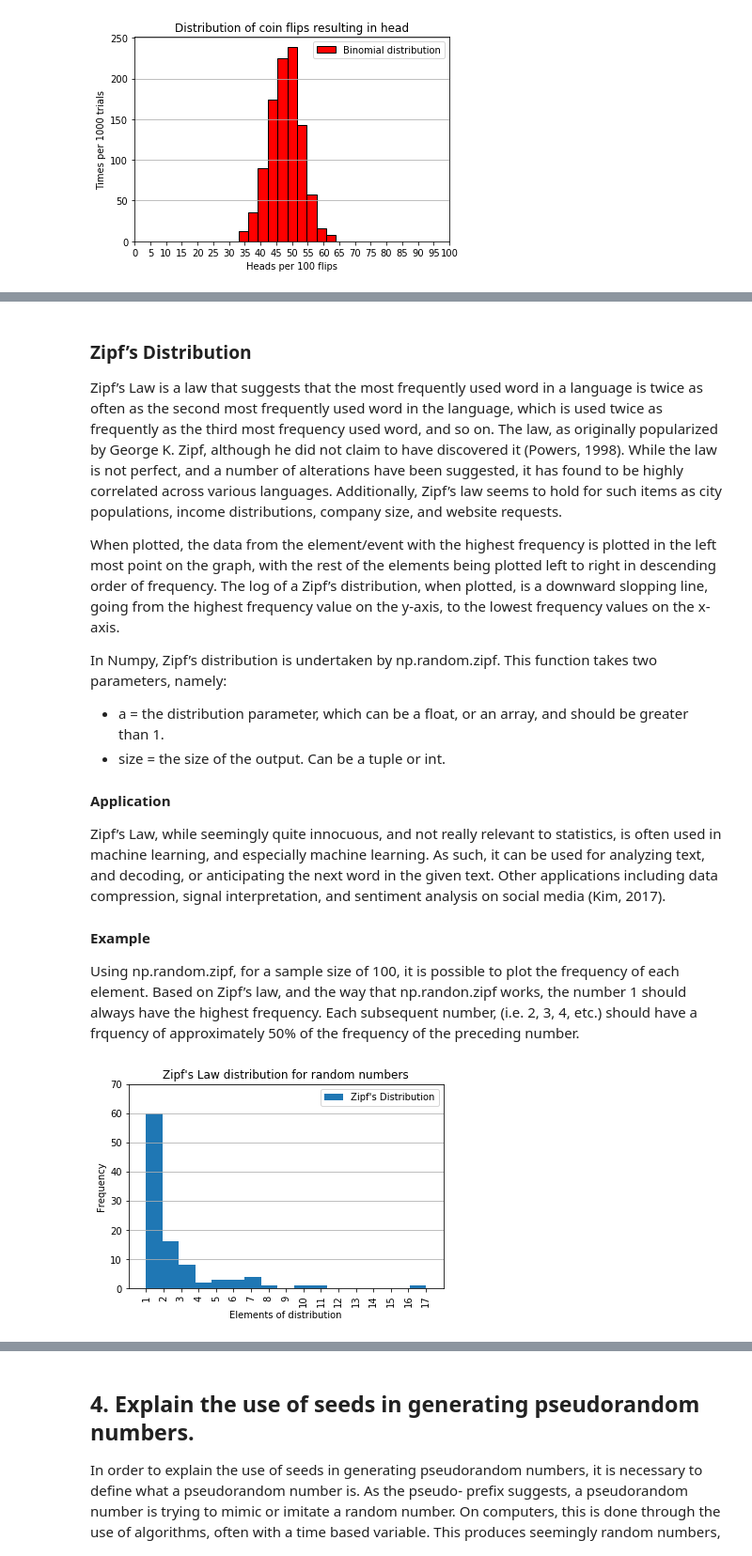
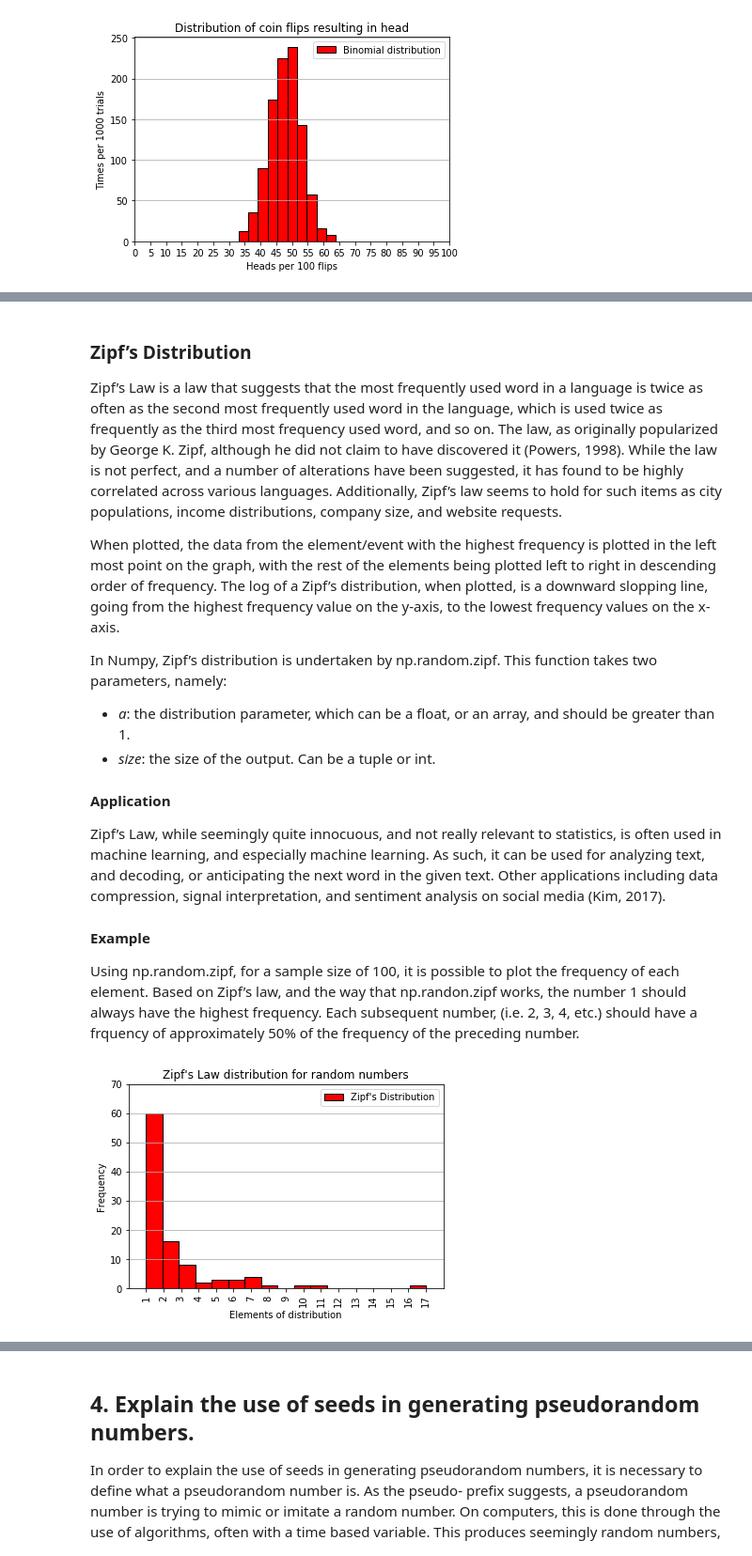
Before and after one commit to Clauric/GMIT_PfDA_Assessment, a Jupyter notebook: Numpy Assignment.ipynb, the cells around one changed output, grey strips where cells are left out. Shown at 94% size. Cells and saved outputs as stored; diff of their text form; code cells hidden in the pictures.

```diff
--- a/Numpy Assignment.ipynb
+++ b/Numpy Assignment.ipynb
@@ -288,8 +291,8 @@ Zipf’s Law is a law that suggests that the most frequently used word in a lang
 When plotted, the data from the element/event with the highest frequency is plotted in the left most point on the graph, with the rest of the elements being plotted left to right in descending order of frequency. The log of a Zipf’s distribution, when plotted, is a downward slopping line, going from the highest frequency value on the y-axis, to the lowest frequency values on the x-axis.
 
 In Numpy, Zipf’s distribution is undertaken by np.random.zipf. This function takes two parameters, namely:
-* a = the distribution parameter, which can be a float, or an array, and should be greater than 1.
-* size = the size of the output. Can be a tuple or int.
+* *a*: the distribution parameter, which can be a float, or an array, and should be greater than 1.
+* *size*: the size of the output. Can be a tuple or int.
 
 #### Application
 
@@ -320,32 +323,32 @@ x = np.random.zipf(a,s)
 y = Counter(x)
 
 # Return the frequency for the number 1 and round to the nearest 20
 z = y[1]
 z -= z % -20
 
 # Plot the histogram for the distribution and number of bins  equal to the highest value in x
-plt.hist(x, bins=np.amax(x), label="Zipf's Distribution")
+plt.hist(x, bins=np.amax(x), label="Zipf's Distribution", color="red", edgecolor="black")
 
 # Set the range on the x-axis to the max value in x +1
 plt.xlim(0,np.amax(x)+1)
 
 # Set the range on the y-axis to z + 10
 plt.ylim(0, z+10)
 
 # Set the ticks on the x-axis, and rotate text 90 degrees
 plt.xticks(np.arange(start=1, stop=np.amax(x)+1), rotation=90)
 
 # Set the ticks on the y-axis, and define steps
 plt.yticks(np.arange(start=0, stop=z+20, step=10))
 
 # Plot title, descriptions of x and y axes, y-axis gridlines, and legend
 plt.title("Zipf's Law distribution for random numbers")
 plt.xlabel("Elements of distribution")
 plt.ylabel("Frequency")
 plt.grid(True,axis="y")
 plt.legend()
 
 # Force the plot
 plt.show()
 # %% [output]
-[figure, old version]
+[figure, new version]
```
Also changed, not shown: parts of 7 cells of this notebook.
